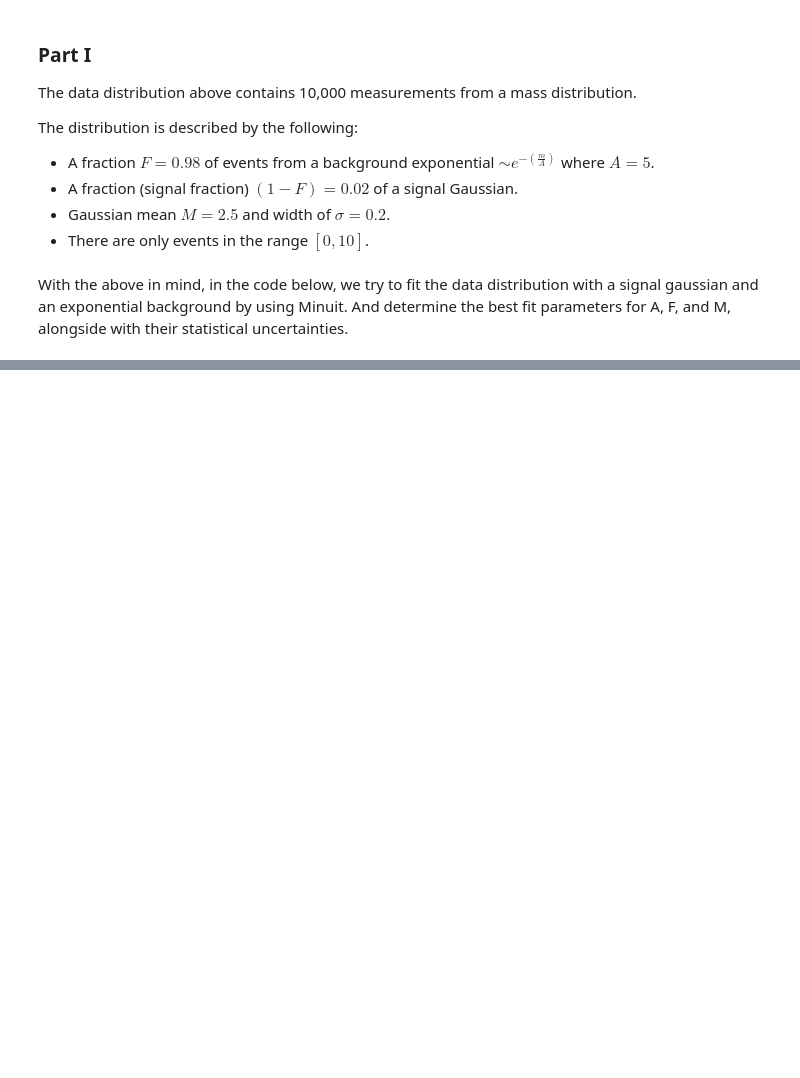
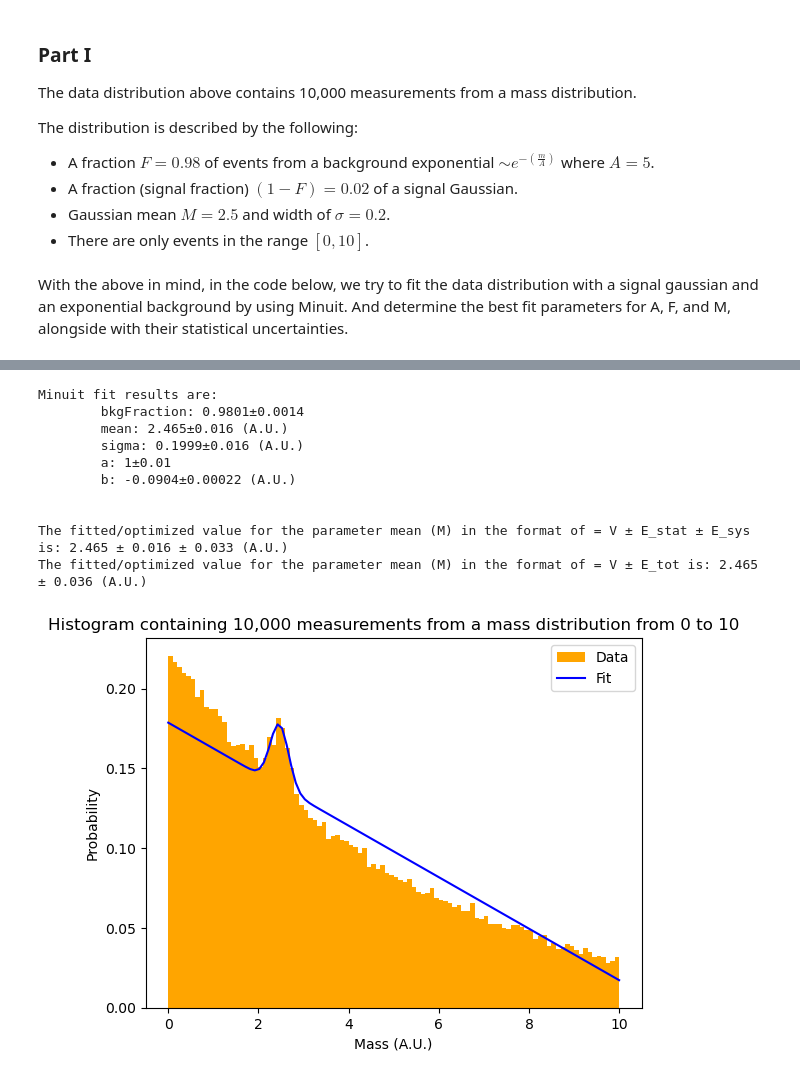
Before and after one commit to wly-wang/DAML23-24, a Jupyter notebook: Wk10/s2106059_CP6_Wk10.ipynb, the cells around one changed output, grey strips where cells are left out. Cells and saved outputs as stored; diff of their text form; code cells hidden in the pictures; blank space fills up the shorter version.

```diff
--- a/Wk10/s2106059_CP6_Wk10.ipynb
+++ b/Wk10/s2106059_CP6_Wk10.ipynb
@@ -304,3 +391,10 @@ class NegativeLLcalculator(object):
         self.pdf.setParameters(bkgFraction, mean, sigma, a, b, c)
         # here, compute the log likelyhood
         return self.calc_neg_LL()
+
+    # To calcualte an NLL from a dataset and a Gaussian signal with linear background pdf
+    def evaluateGausSignalWithLinearBkg(self, bkgFraction, mean, sigma, a, b):
+        nll = 0.
+        self.pdf.setParameters(bkgFraction, mean, sigma, a, b)
+        # here, compute the log likelyhood
+        return self.calc_neg_LL()
@@ -307,2 +403,5 @@ class NegativeLLcalculator(object):
+# %%
+optimized_mean_val = {}
+mean_statErr = {}
 # %% [markdown]
 ## Code Execution (Checkpoint 6)
@@ -455,0 +656,14 @@ Minuit fit results are:
+# %%
+partIII()
+# %% [output]
+Minuit fit results are:
+        bkgFraction: 0.9801±0.0014
+        mean: 2.465±0.016 (A.U.)
+        sigma: 0.1999±0.016 (A.U.)
+        a: 1±0.01
+        b: -0.0904±0.00022 (A.U.)
+
+
+The fitted/optimized value for the parameter mean (M) in the format of = V ± E_stat ± E_sys is: 2.465 ± 0.016 ± 0.033 (A.U.)
+The fitted/optimized value for the parameter mean (M) in the format of = V ± E_tot is: 2.465 ± 0.036 (A.U.)
+[figure, added]
```
Also changed, not shown: parts of 14 cells of this notebook.
